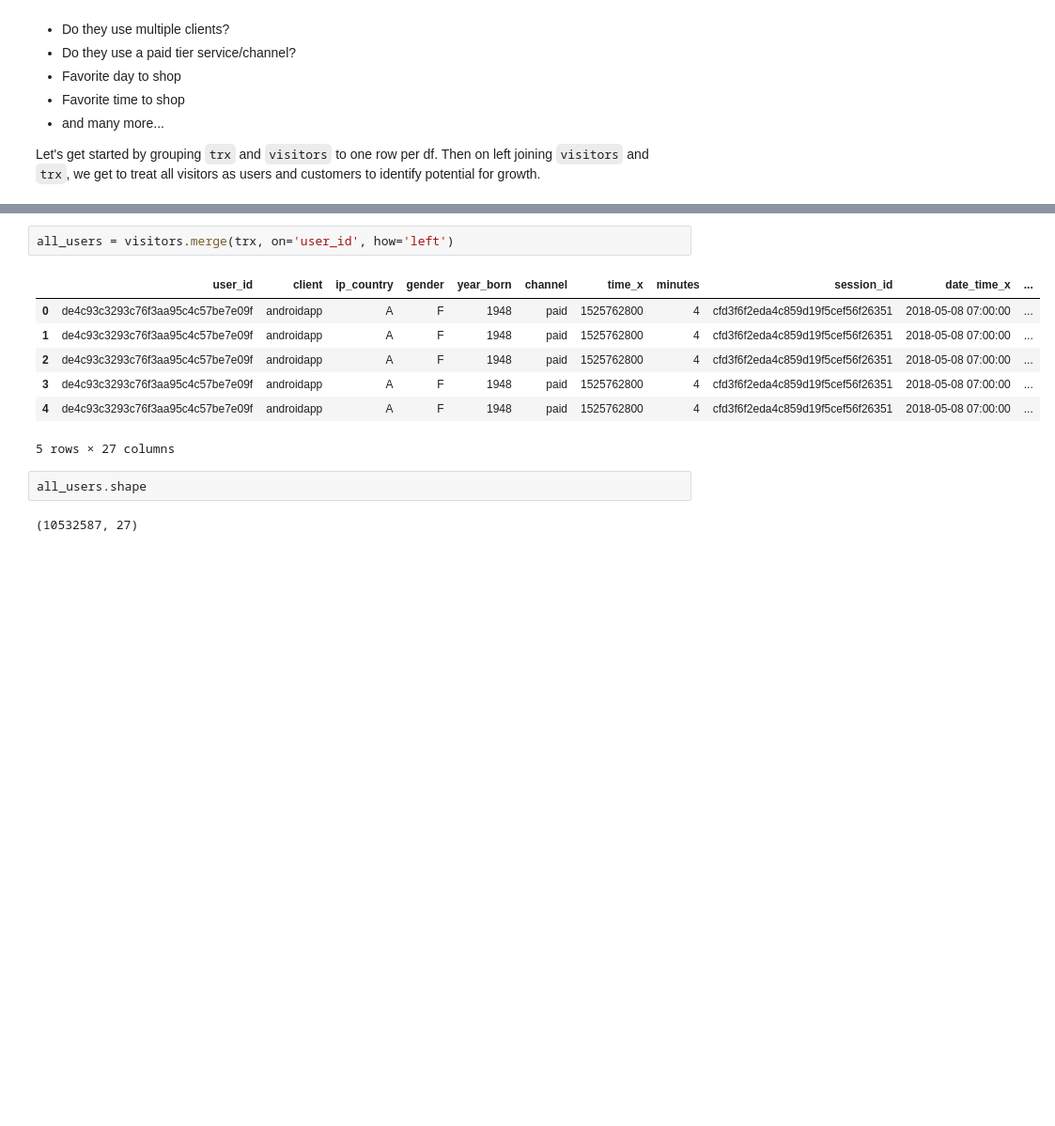
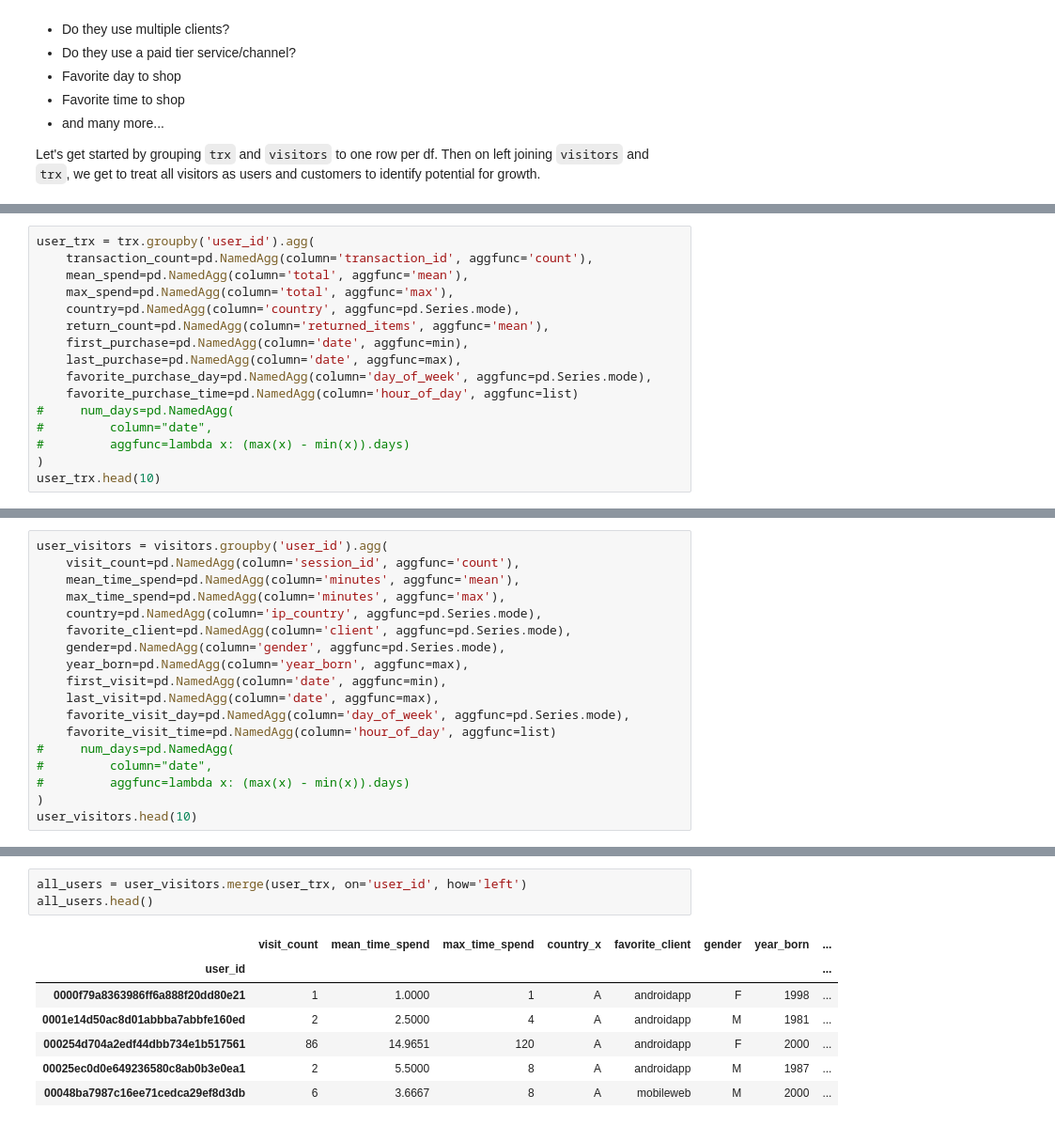
Before and after one commit to NeilBardhan/case-studies, a Jupyter notebook: exploring_sales.ipynb, the cells around one changed output, grey strips where cells are left out. Shown at 94% size. Cells and saved outputs as stored; diff of their text form; blank space fills up the shorter version.

Commit message:
added user profile

```diff
--- a/exploring_sales.ipynb
+++ b/exploring_sales.ipynb
@@ -465,0 +451,16 @@ ValueError: Must produce aggregated value
+# %%
+user_trx = trx.groupby('user_id').agg(
+    transaction_count=pd.NamedAgg(column='transaction_id', aggfunc='count'),
+    mean_spend=pd.NamedAgg(column='total', aggfunc='mean'),
+    max_spend=pd.NamedAgg(column='total', aggfunc='max'),
+    country=pd.NamedAgg(column='country', aggfunc=pd.Series.mode),
+    return_count=pd.NamedAgg(column='returned_items', aggfunc='mean'),
+    first_purchase=pd.NamedAgg(column='date', aggfunc=min),
+    last_purchase=pd.NamedAgg(column='date', aggfunc=max),
+    favorite_purchase_day=pd.NamedAgg(column='day_of_week', aggfunc=pd.Series.mode),
+    favorite_purchase_time=pd.NamedAgg(column='hour_of_day', aggfunc=list)
+#     num_days=pd.NamedAgg(
+#         column="date",
+#         aggfunc=lambda x: (max(x) - min(x)).days)
+)
+user_trx.head(10)
@@ -465,0 +480,18 @@ ValueError: Must produce aggregated value
+# %%
+user_visitors = visitors.groupby('user_id').agg(
+    visit_count=pd.NamedAgg(column='session_id', aggfunc='count'),
+    mean_time_spend=pd.NamedAgg(column='minutes', aggfunc='mean'),
+    max_time_spend=pd.NamedAgg(column='minutes', aggfunc='max'),
+    country=pd.NamedAgg(column='ip_country', aggfunc=pd.Series.mode),
+    favorite_client=pd.NamedAgg(column='client', aggfunc=pd.Series.mode),
+    gender=pd.NamedAgg(column='gender', aggfunc=pd.Series.mode),
+    year_born=pd.NamedAgg(column='year_born', aggfunc=max),
+    first_visit=pd.NamedAgg(column='date', aggfunc=min),
+    last_visit=pd.NamedAgg(column='date', aggfunc=max),
+    favorite_visit_day=pd.NamedAgg(column='day_of_week', aggfunc=pd.Series.mode),
+    favorite_visit_time=pd.NamedAgg(column='hour_of_day', aggfunc=list)
+#     num_days=pd.NamedAgg(
+#         column="date",
+#         aggfunc=lambda x: (max(x) - min(x)).days)
+)
+user_visitors.head(10)
@@ -466,14 +511,11 @@ ValueError: Must produce aggregated value
 # %%
-all_users = visitors.merge(trx, on='user_id', how='left')
+all_users = user_visitors.merge(user_trx, on='user_id', how='left')
+all_users.head()
 # %% [output]
-|  | user_id | client | ip_country | gender | year_born | channel | time_x | minutes | session_id | date_time_x | ... |
-| 0 | de4c93c3293c76f3aa95c4c57be7e09f | androidapp | A | F | 1948 | paid | 1525762800 | 4 | cfd3f6f2eda4c859d19f5cef56f26351 | 2018-05-08 07:00:00 | ... |
-| 1 | de4c93c3293c76f3aa95c4c57be7e09f | androidapp | A | F | 1948 | paid | 1525762800 | 4 | cfd3f6f2eda4c859d19f5cef56f26351 | 2018-05-08 07:00:00 | ... |
-| 2 | de4c93c3293c76f3aa95c4c57be7e09f | androidapp | A | F | 1948 | paid | 1525762800 | 4 | cfd3f6f2eda4c859d19f5cef56f26351 | 2018-05-08 07:00:00 | ... |
-| 3 | de4c93c3293c76f3aa95c4c57be7e09f | androidapp | A | F | 1948 | paid | 1525762800 | 4 | cfd3f6f2eda4c859d19f5cef56f26351 | 2018-05-08 07:00:00 | ... |
-| 4 | de4c93c3293c76f3aa95c4c57be7e09f | androidapp | A | F | 1948 | paid | 1525762800 | 4 | cfd3f6f2eda4c859d19f5cef56f26351 | 2018-05-08 07:00:00 | ... |
+|  | visit_count | mean_time_spend | max_time_spend | country_x | favorite_client | gender | year_born | ... |
+| user_id |  |  |  |  |  |  |  | ... |
+| 0000f79a8363986ff6a888f20dd80e21 | 1 | 1.0000 | 1 | A | androidapp | F | 1998 | ... |
+| 0001e14d50ac8d01abbba7abbfe160ed | 2 | 2.5000 | 4 | A | androidapp | M | 1981 | ... |
+| 000254d704a2edf44dbb734e1b517561 | 86 | 14.9651 | 120 | A | androidapp | F | 2000 | ... |
+| 00025ec0d0e649236580c8ab0b3e0ea1 | 2 | 5.5000 | 8 | A | androidapp | M | 1987 | ... |
+| 00048ba7987c16ee71cedca29ef8d3db | 6 | 3.6667 | 8 | A | mobileweb | M | 2000 | ... |
-5 rows × 27 columns
-# %%
-all_users.shape
-# %% [output]
-(10532587, 27)
```
Also changed, not shown: parts of 6 cells of this notebook.
